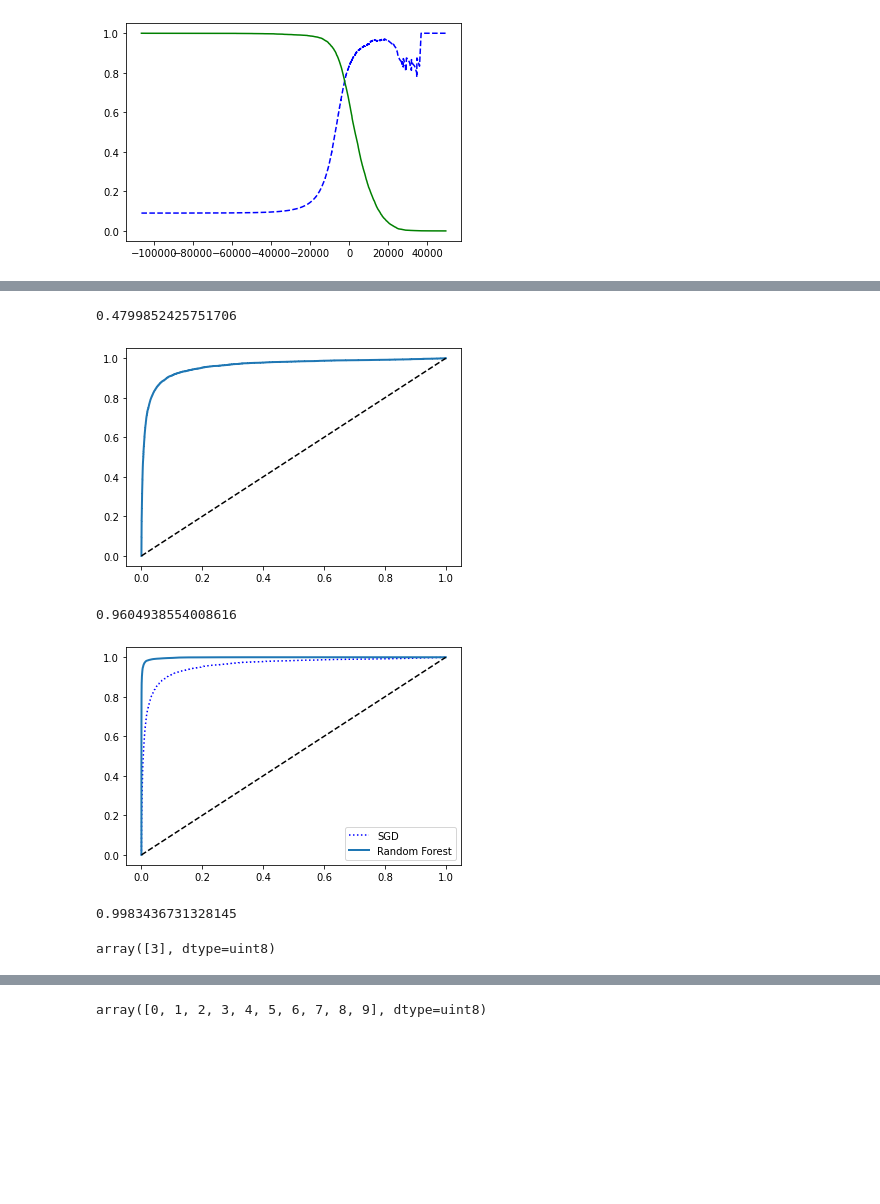
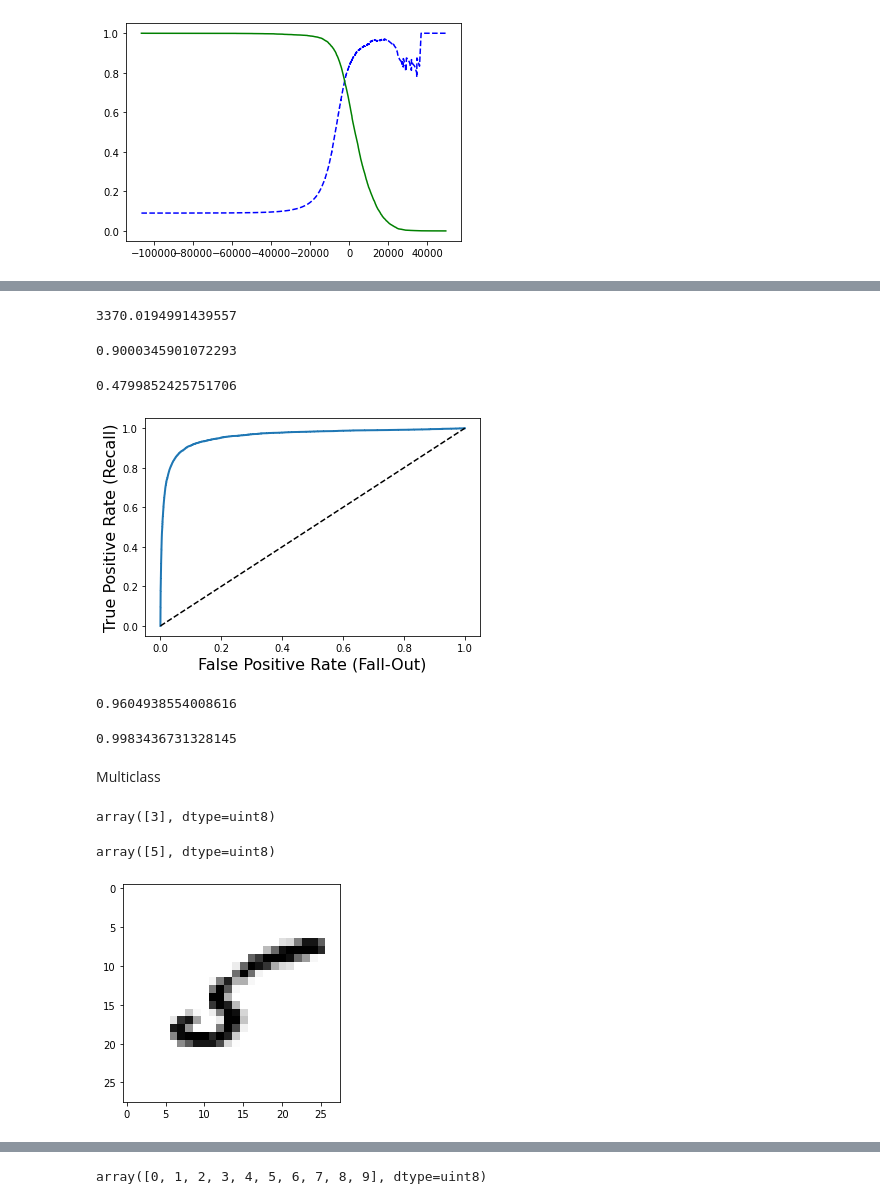
Before and after one commit to haritsaxena/ml_analytics, a Jupyter notebook: ch3-logistic/mnst.ipynb, the cells around one changed output, grey strips where cells are left out. Cells and saved outputs as stored; diff of their text form; code cells hidden in the pictures; blank space fills up the shorter version.

```diff
--- a/ch3-logistic/mnst.ipynb
+++ b/ch3-logistic/mnst.ipynb
@@ -113,9 +143,14 @@ plt.show()
 # %%
-threshold_90_precision = thresholds[np.argmax(precisions >= 0.90)] # ~7816
+threshold_90_precision = thresholds[np.argmax(precisions >= 0.90)] #
+print(threshold_90_precision)
 y_train_pred_90 = (y_scores >= threshold_90_precision)
+# %% [output]
+3370.0194991439557
-# %%
-precision_score(y_train_5, y_train_pred_90)
-recall_score(y_train_5, y_train_pred_90)
-# %% [output]
-0.4799852425751706
+# %%
+from sklearn.metrics import precision_score, recall_score
+print(precision_score(y_train_5, y_train_pred_90))
+recall_score(y_train_5, y_train_pred_90) # this show recall is less.
+# %% [output]
+0.9000345901072293
+0.4799852425751706
 # %%
@@ -125,12 +161,15 @@ fpr, tpr, thresholds = roc_curve(y_train_5, y_scores)
 # %%
 def plot_roc_curve(fpr, tpr, label=None):
     plt.plot(fpr, tpr, linewidth=2, label=label)
-    plt.plot([0, 1], [0, 1], 'k--') # dashed diagonal [...] # Add axis labels and grid
+    plt.plot([0, 1], [0, 1], 'k--')
+    plt.xlabel('False Positive Rate (Fall-Out)', fontsize=16) # Not shown
+    plt.ylabel('True Positive Rate (Recall)', fontsize=16)
+
 
 plot_roc_curve(fpr, tpr)
 plt.show()
 # %% [output]
-[figure, old version]
+[figure, new version]
 # %%
 from sklearn.metrics import roc_auc_score
 roc_auc_score(y_train_5, y_scores)
@@ -149,10 +188,10 @@ plt.plot(fpr, tpr, "b:", label="SGD")
 plot_roc_curve(fpr_forest, tpr_forest, "Random Forest")
 plt.legend(loc="lower right")
 plt.show()
-# %% [output]
-[figure, removed]
 # %%
 roc_auc_score(y_train_5, y_scores_forest)
 # %% [output]
 0.9983436731328145
+# %% [markdown]
+Multiclass
 # %%
@@ -162,5 +200,18 @@ sgd_clf.predict([some_digit])
 # %% [output]
 array([3], dtype=uint8)
+# %%
+sgd_clf.predict([some_digit])
+# %% [output]
+array([5], dtype=uint8)
+# %%
+
+some_digit = X[11]  # y[0] is predicted as 3 use 11
+some_digit_image = some_digit.reshape(28, 28)
+plt.imshow(some_digit_image, cmap = mpl.cm.binary, interpolation="nearest")
+plt.axis("on")
+plt.show()
+# %% [output]
+[figure, added]
 # %%
 #Scikit-Learn actually trained 10 binary classifiers, got their decision scores for the image, and selected the class with the highest score.
 some_digit_scores = sgd_clf.decision_function([some_digit])
```
Also changed, not shown: parts of 23 cells of this notebook, 16 other files.
